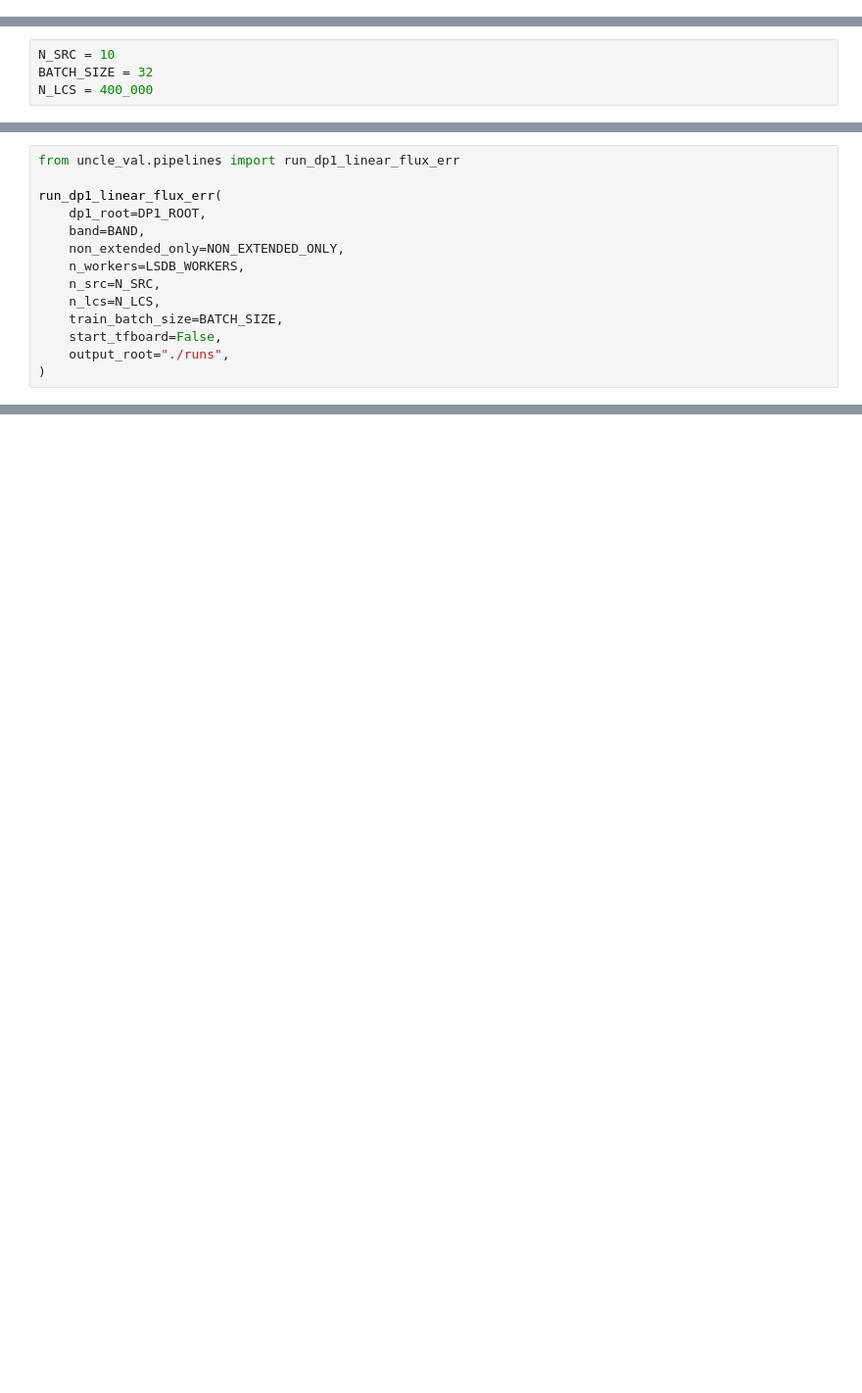
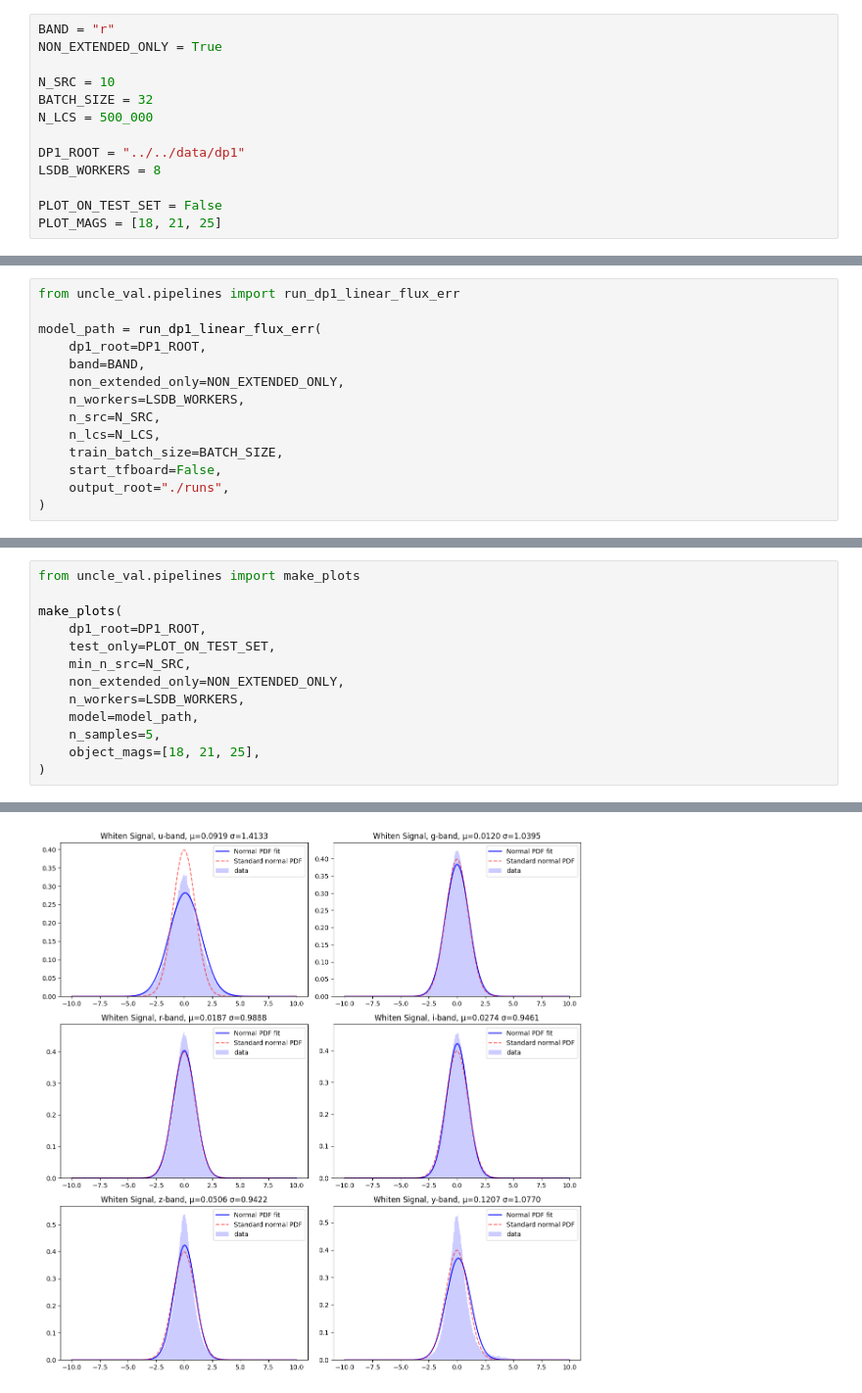
Before and after one commit to lincc-frameworks/uncle-val, a Jupyter notebook: docs/pre_executed/demo.ipynb, the cells around one changed output, grey strips where cells are left out. Shown at 98% size. Saved outputs shown, nothing was run; the diff lists cells and outputs as text; blank space fills up the shorter version.

```diff
--- a/docs/pre_executed/demo.ipynb
+++ b/docs/pre_executed/demo.ipynb
@@ -0,0 +1,13 @@
+# %%
+BAND = "r"
+NON_EXTENDED_ONLY = True
+
+N_SRC = 10
+BATCH_SIZE = 32
+N_LCS = 500_000
+
+DP1_ROOT = "../../data/dp1"
+LSDB_WORKERS = 8
+
+PLOT_ON_TEST_SET = False
+PLOT_MAGS = [18, 21, 25]
@@ -9,4 +38,0 @@ NON_EXTENDED_ONLY = True
-# %%
-N_SRC = 10
-BATCH_SIZE = 32
-N_LCS = 400_000
@@ -16,7 +39,7 @@ LSDB_WORKERS = 8
 # %%
 from uncle_val.pipelines import run_dp1_linear_flux_err
 
-run_dp1_linear_flux_err(
+model_path = run_dp1_linear_flux_err(
     dp1_root=DP1_ROOT,
     band=BAND,
     non_extended_only=NON_EXTENDED_ONLY,
@@ -31,0 +66,14 @@ Dask Dashboard Link: http://127.0.0.1:8787/status
+# %%
+from uncle_val.pipelines import make_plots
+
+make_plots(
+    dp1_root=DP1_ROOT,
+    test_only=PLOT_ON_TEST_SET,
+    min_n_src=N_SRC,
+    non_extended_only=NON_EXTENDED_ONLY,
+    n_workers=LSDB_WORKERS,
+    model=model_path,
+    n_samples=5,
+    object_mags=[18, 21, 25],
+)
+# %% [output]
@@ -31,0 +81 @@ Dask Dashboard Link: http://127.0.0.1:8787/status
+[figure, added]
```
Also changed, not shown: parts of 5 cells of this notebook, 4 other files.
